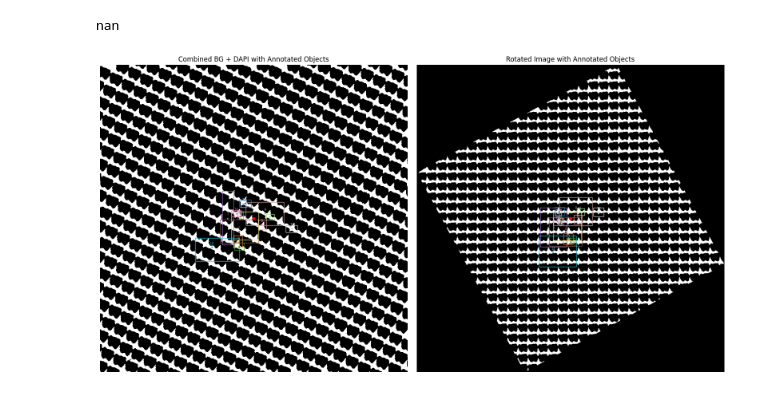
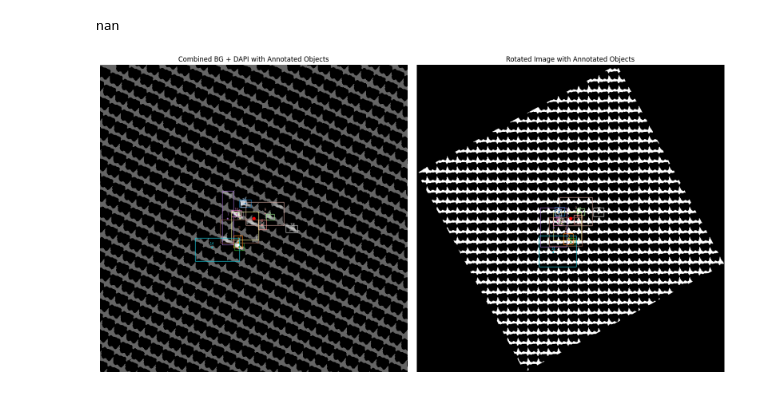
Before and after one commit to alex-sbol/pseudotime, a Jupyter notebook: dataset_test.ipynb, the cells around one changed output. Drawn from its saved outputs; the diff is of its cells as text; code cells hidden in the pictures.

```diff
--- a/dataset_test.ipynb
+++ b/dataset_test.ipynb
@@ -327,7 +307,7 @@ def rotation_viz_with_dapi(
         # Write alpha (fully opaque where image exists)
         #canvas[y1:y2, x1:x2, 1] = 1.0
 
-        canvas[y1:y2, x1:x2] = dapi_img[sy1:sy2, sx1:sx2] /100
+        canvas[y1:y2, x1:x2] = dapi_img[sy1:sy2, sx1:sx2]
 
 
         if canvas.shape[:2] != BG.shape[:2]:
@@ -421,32 +401,32 @@ def rotation_viz_with_dapi(
             (x_min_rot, y_min_rot),
             x_max_rot - x_min_rot,
             y_max_rot - y_min_rot,
             linewidth=1,
             edgecolor=color,
             facecolor='none'
         )
         axes[1].add_patch(rect)
 
     axes[0].plot(cx_big, cy_big, markersize=5, color='red',  marker='o')
     axes[1].plot(crx, cry, markersize=5, color='red', marker='o')
     plt.tight_layout()
     plt.show()
 
 BG = r'..\Chip_1462_1_real\obj0001_stainbackground_real.tiff'
 BG_big = r'c:\Users\dmitr\Documents\Projects Coding\Nikita PhD\test_1462.tif'
 BG = imread(BG)
 
 BG_big = imread(BG_big).astype(np.float32)
 BG_big = np.dot(BG_big[..., :3], [0.2126, 0.7152, 0.0722])
 
 rotation_viz_with_dapi(
     BG_big,
     rotated=corr_mask,
     SD=SD,
-    blend_mode="add",
+    blend_mode="alpha",
     alpha=0.6,
     max_rows=15,
     dot_size=2
 )
 # %% [output]
-[figure, old version]
+[figure, new version]
```
Also changed, not shown: parts of 3 cells of this notebook, 2 other files.
